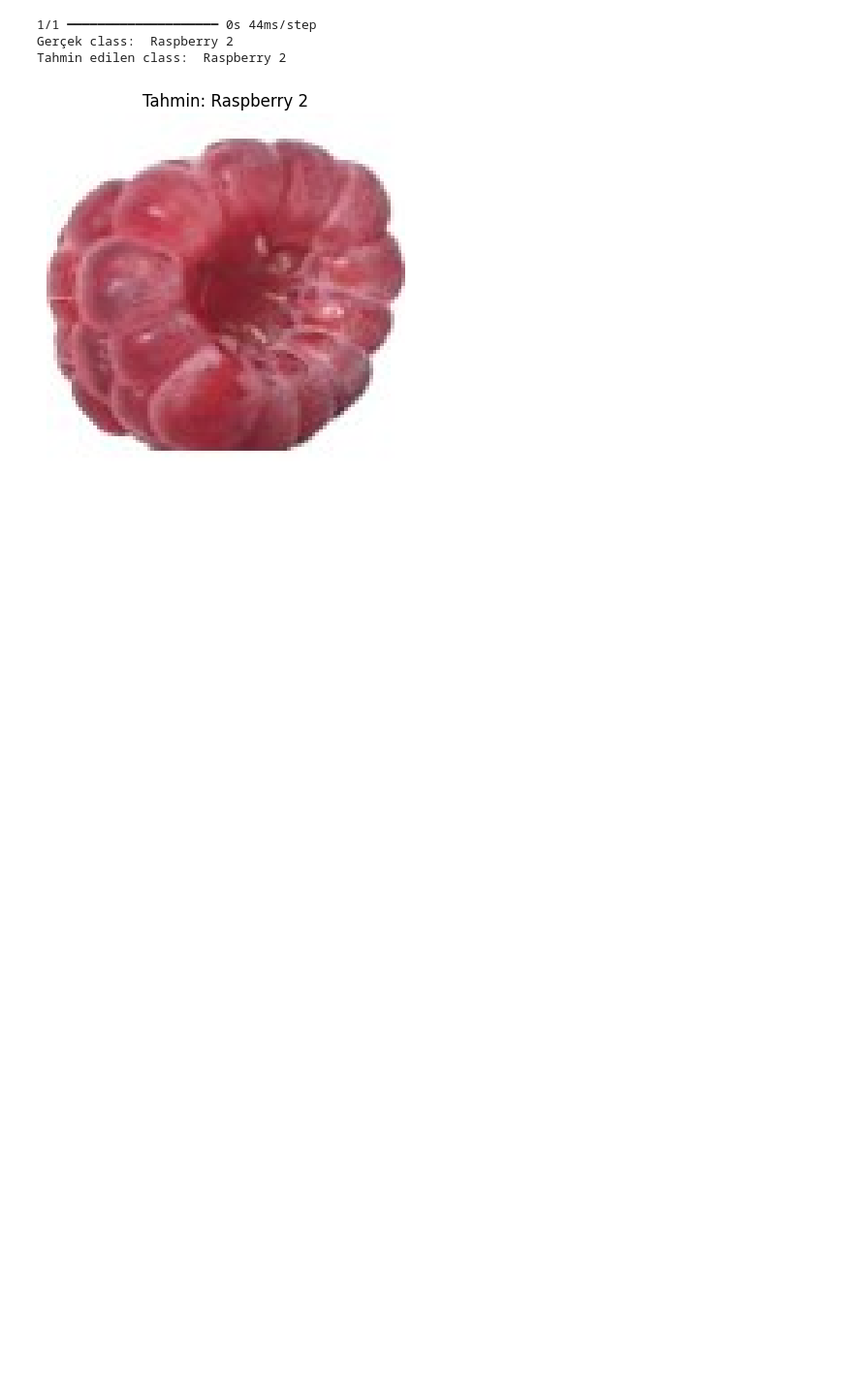
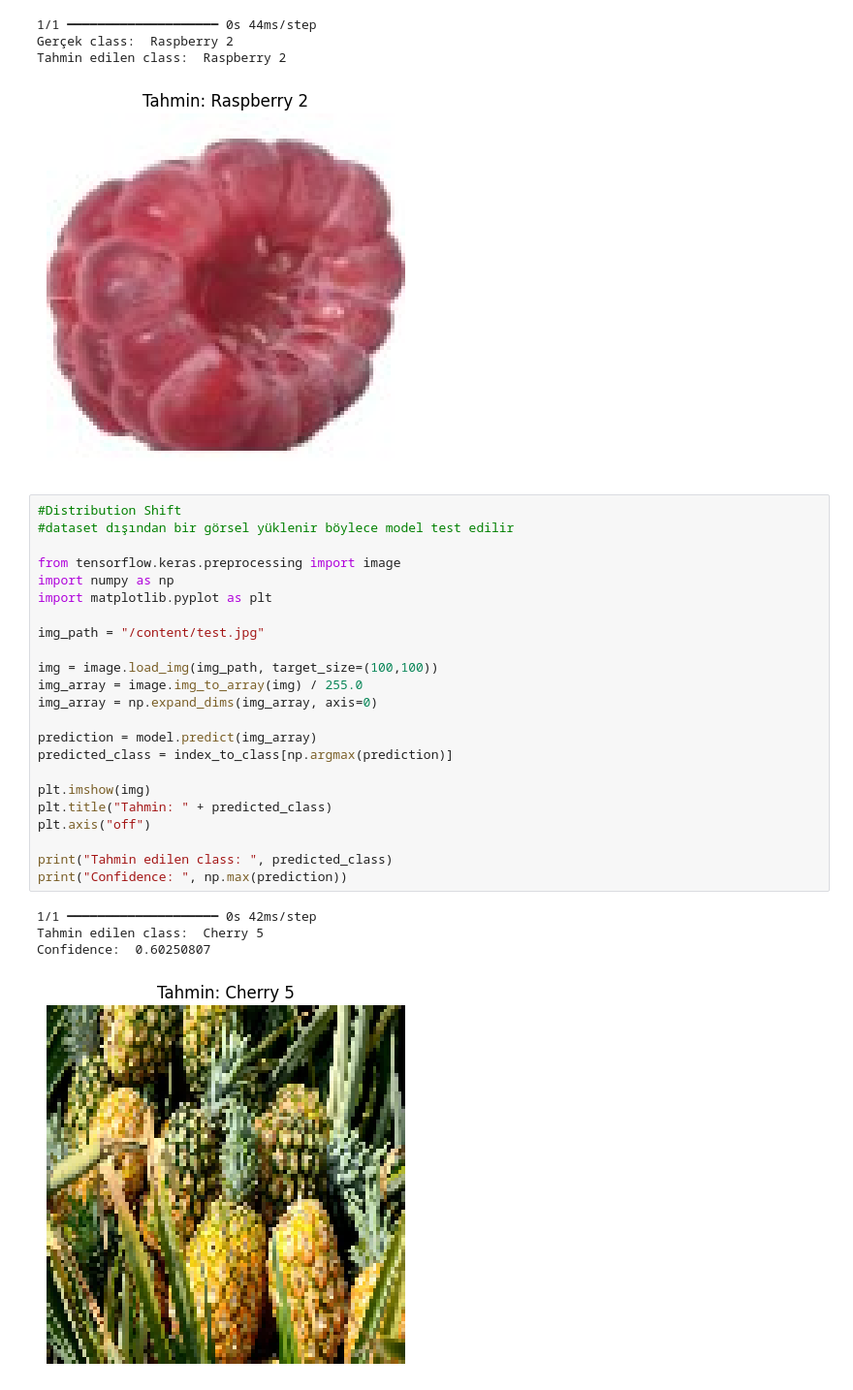
Before and after one commit to beyzahiz/Transfer-Learning-Fruit-Classification, a Jupyter notebook: Transfer_Learning_Fruit_Classification.ipynb, the cells around one changed output. Shown at 97% size. Cells and saved outputs as stored; diff of their text form; blank space fills up the shorter version.

Commit message:
distribution shift

```diff
--- a/Transfer_Learning_Fruit_Classification.ipynb
+++ b/Transfer_Learning_Fruit_Classification.ipynb
@@ -287,3 +287,31 @@ print("Tahmin edilen class: ", predicted_class)
 Gerçek class:  Raspberry 2
 Tahmin edilen class:  Raspberry 2
 [figure]
+# %%
+#Distribution Shift
+#dataset dışından bir görsel yüklenir böylece model test edilir
+
+from tensorflow.keras.preprocessing import image
+import numpy as np
+import matplotlib.pyplot as plt
+
+img_path = "/content/test.jpg"
+
+img = image.load_img(img_path, target_size=(100,100))
+img_array = image.img_to_array(img) / 255.0
+img_array = np.expand_dims(img_array, axis=0)
+
+prediction = model.predict(img_array)
+predicted_class = index_to_class[np.argmax(prediction)]
+
+plt.imshow(img)
+plt.title("Tahmin: " + predicted_class)
+plt.axis("off")
+
+print("Tahmin edilen class: ", predicted_class)
+print("Confidence: ", np.max(prediction))
+# %% [output]
+1/1 ━━━━━━━━━━━━━━━━━━━━ 0s 42ms/step
+Tahmin edilen class:  Cherry 5
+Confidence:  0.60250807
+[figure, added]
```
